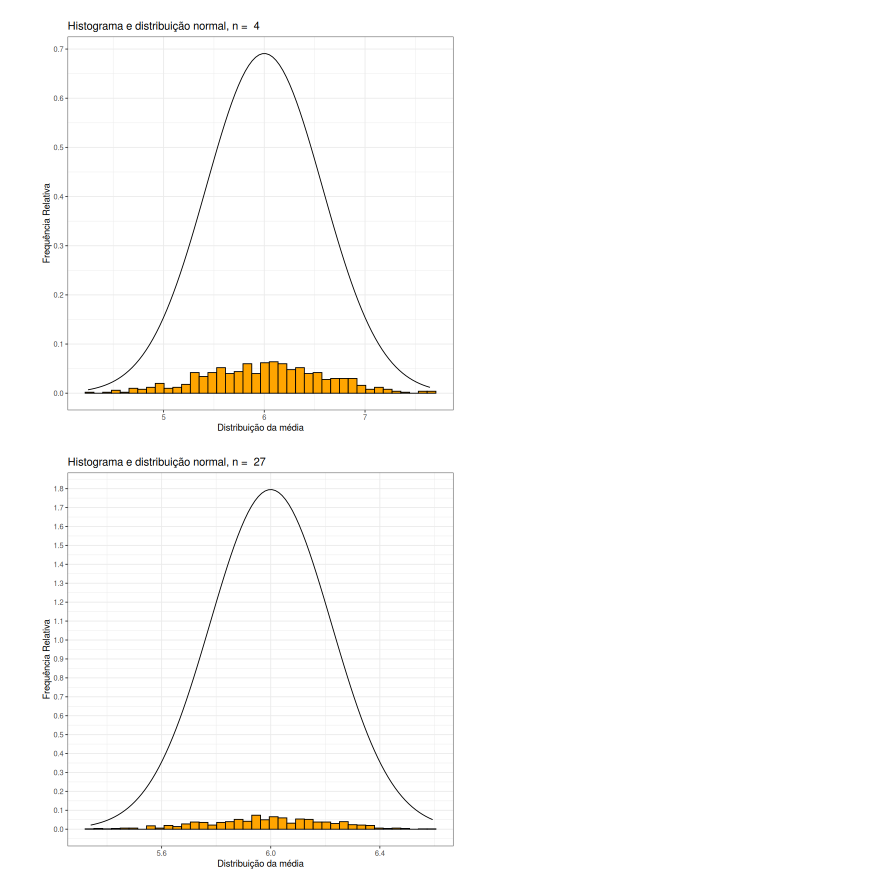
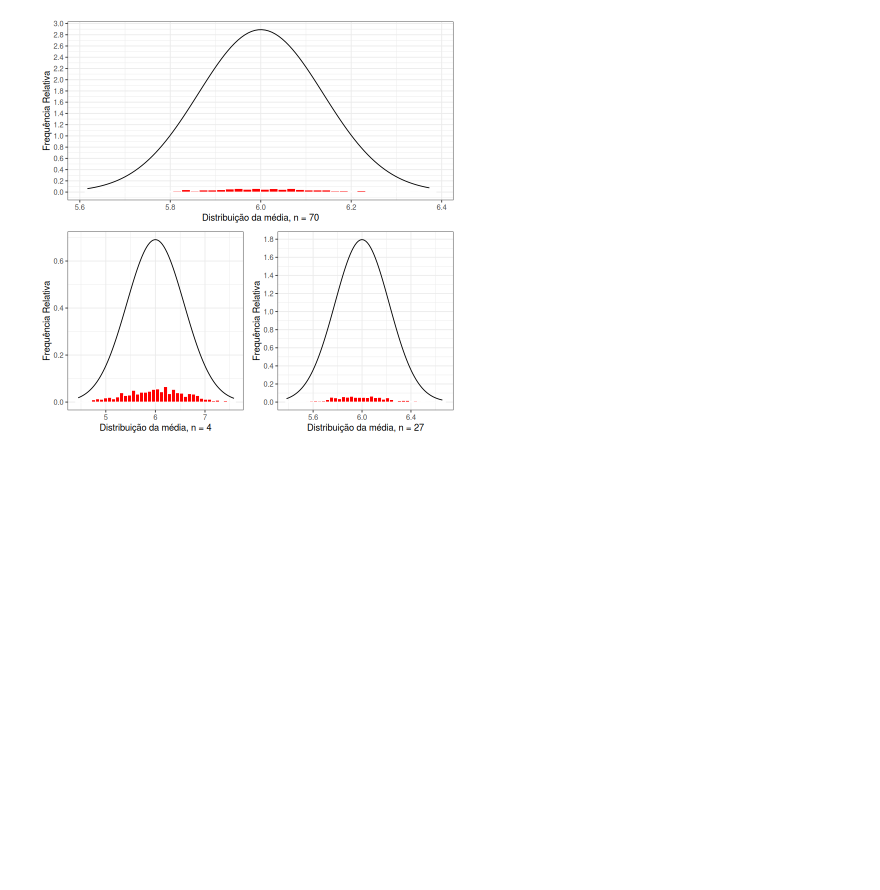
Before and after one commit to randomicecube/statistics-project-r, a Jupyter notebook: exercise-6.ipynb, the cells around one changed output. Cells and saved outputs as stored; diff of their text form; code cells hidden in the pictures; blank space fills up the shorter version.

```diff
--- a/exercise-6.ipynb
+++ b/exercise-6.ipynb
@@ -4,34 +6,33 @@ set.seed(1896)
 # %%
 n_values <- c(4, 27, 70)
 sample_amount <- 500
 a <- 4
 b <- 8
 expected_value <- (b + a) / 2
 
 calc_sd <- function(n) {
   return (sqrt(((b - a)**2) / (n * 12)))
 }
 calc_means <- function(n) {
   means <- c()
   for (i in 1:sample_amount) {
     means <- c(means, mean(runif(n, 4, 8)))
   }
   return (means)
 }
 
-for (n in n_values) {
+calc_plot <- function(n) {
   means <- calc_means(n)
   df <- data.frame(means)
-  print(
-    ggplot(df, aes(x = means)) +
-    geom_histogram(aes(y=after_stat(count / sum(count))), color="black", fill="orange", bins=40) +
+  ggplot(df, aes(x = means)) +
+    geom_histogram(aes(y=after_stat(count / sum(count))), color="white", fill="red", bins=40) +
     stat_function(fun=dnorm, args=list(mean=expected_value, sd=calc_sd(n))) +
     theme_bw() +
-    labs(x = "Distribuição da média", y = "Frequência Relativa") +
-    ggtitle(paste("Histograma e distribuição normal, n = ", n)) +
-    scale_y_continuous(breaks = seq(0, 5, .1))
-  )
+    labs(x = paste("Distribuição da média, n =", n), y = "Frequência Relativa") +
+    scale_y_continuous(breaks = seq(0, 5, .2))
 }
+
+plots <- map(n_values, calc_plot)
+grid.arrange(grobs = plots, layout_matrix = matrix(c(3,1,3,2), nrow = 2))
 # %% [output]
-[figure, old version]
+[figure, new version]
-[figure, removed]
```
Also changed, not shown: parts of 2 cells of this notebook, 10 other files.
